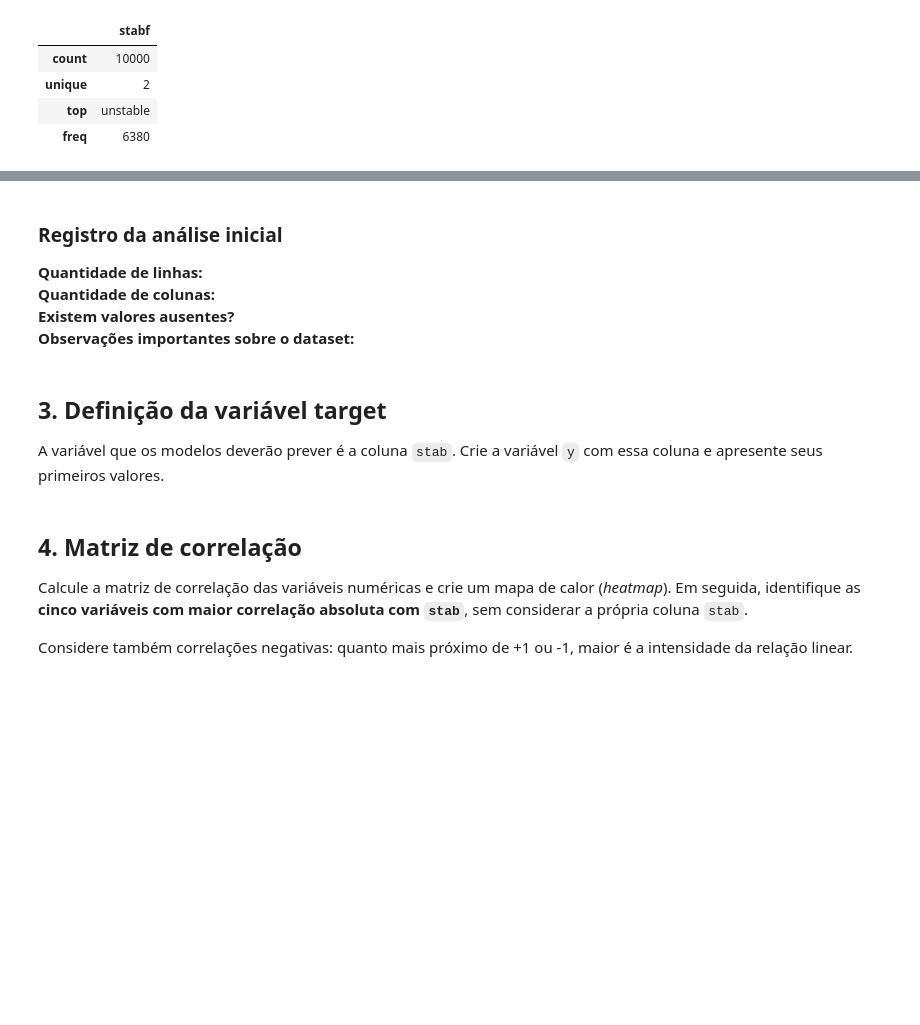
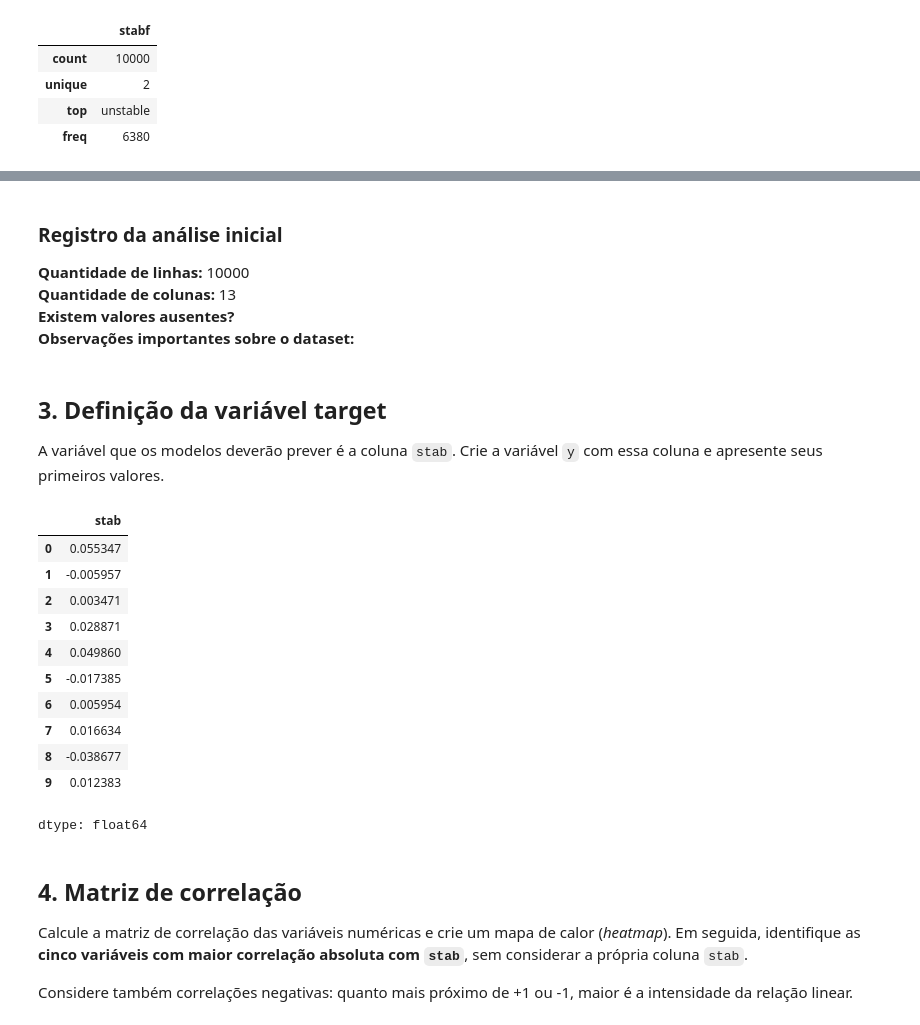
Before and after one commit to Ulysses06Gomes/Checkpoint-02-ML-SERS-1CCPO, a Jupyter notebook: Aula07_Regresso_Linear_Dados_Energia.ipynb, the cells around one changed output, grey strips where cells are left out. Cells and saved outputs as stored; diff of their text form; code cells hidden in the pictures; blank space fills up the shorter version.

```diff
--- a/Aula07_Regresso_Linear_Dados_Energia.ipynb
+++ b/Aula07_Regresso_Linear_Dados_Energia.ipynb
@@ -39,8 +39,8 @@ Carregue o arquivo CSV do conjunto **Electrical Grid Stability** em um DataFrame
 # %%
 # Carregue o dataset e realize a análise inicial
 
-dados = pd.read_csv('https://raw.githubusercontent.com/Ulysses06Gomes/Checkpoint-02-ML-SERS-1CCPO/refs/heads/main/Data_for_UCI_named.csv')
-dados.head()
+df = pd.read_csv('https://raw.githubusercontent.com/Ulysses06Gomes/Checkpoint-02-ML-SERS-1CCPO/refs/heads/main/Data_for_UCI_named.csv')
+df.head()
 # %% [output]
 |  | tau1 | tau2 | tau3 | tau4 | p1 | p2 | p3 | p4 | g1 | g2 | g3 | ... |
 | 0 | 2.959060 | 3.079885 | 8.381025 | 9.780754 | 3.763085 | -0.782604 | -1.257395 | -1.723086 | 0.650456 | 0.859578 | 0.887445 | ... |
@@ -97,8 +97,8 @@ dados.describe()
 # %% [markdown]
 ### Registro da análise inicial
 
-**Quantidade de linhas:**
-**Quantidade de colunas:**
+**Quantidade de linhas:** 10000
+**Quantidade de colunas:** 13
 **Existem valores ausentes?**
 **Observações importantes sobre o dataset:**
 # %% [markdown]
@@ -107,7 +107,21 @@ dados.describe()
 A variável que os modelos deverão prever é a coluna `stab`. Crie a variável `y` com essa coluna e apresente seus primeiros valores.
 # %%
 # Crie a variável y usando a coluna stab
-# y = ...
+y = df['stab']
+y.head(10)
+# %% [output]
+|  | stab |
+| 0 | 0.055347 |
+| 1 | -0.005957 |
+| 2 | 0.003471 |
+| 3 | 0.028871 |
+| 4 | 0.049860 |
+| 5 | -0.017385 |
+| 6 | 0.005954 |
+| 7 | 0.016634 |
+| 8 | -0.038677 |
+| 9 | 0.012383 |
+dtype: float64
 # %% [markdown]
 ## 4. Matriz de correlação
 
```
Also changed, not shown: parts of 4 cells of this notebook.
